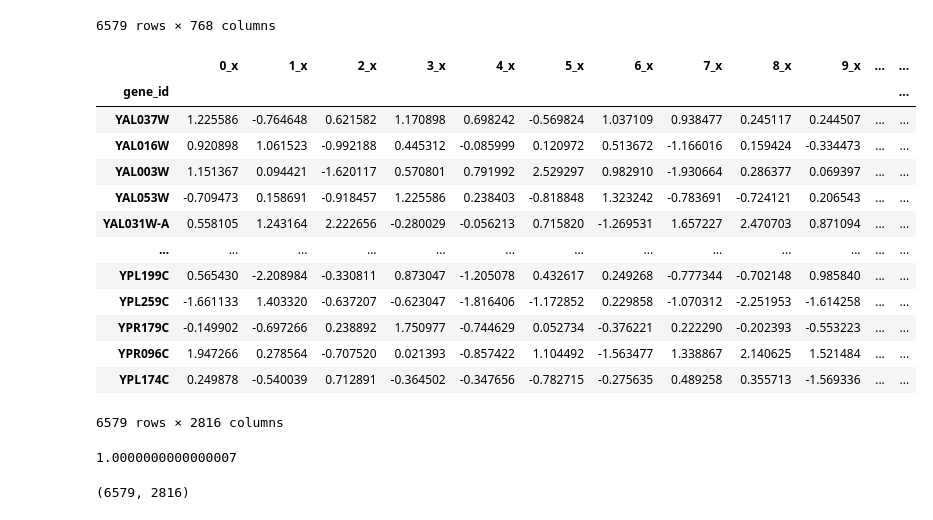
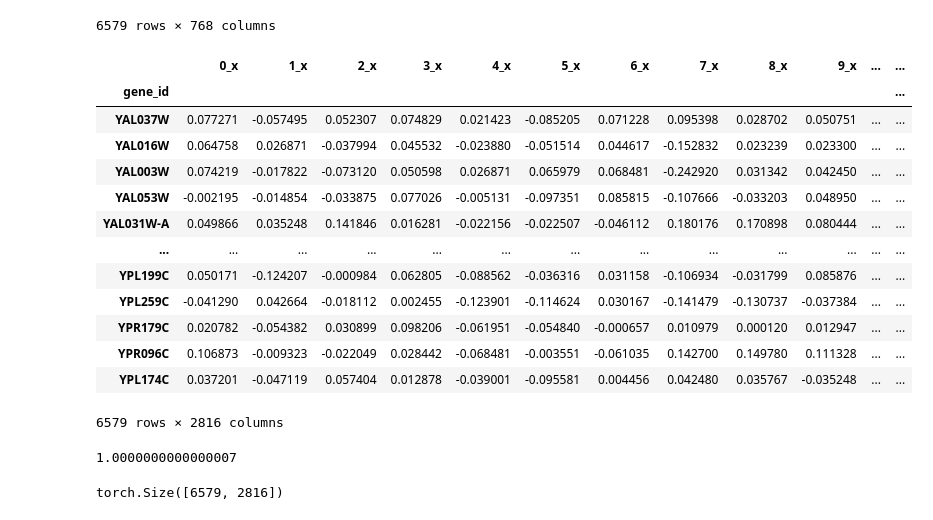
Before and after one commit to lesves/yeast-embeddings, a Jupyter notebook: VAE_yeast.ipynb, the cells around one changed output. Drawn from its saved outputs; the diff is of its cells as text; code cells hidden in the pictures.

```diff
--- a/VAE_yeast.ipynb
+++ b/VAE_yeast.ipynb
@@ -92,22 +101,22 @@ lm_5utr_emb
 | YPR204C-A | -0.097643 | 0.106669 | -0.026785 | -0.036192 | -0.100341 | 0.037584 | 0.102596 | -0.050505 | -0.018953 | -0.268242 | ... | ... |
 6579 rows × 768 columns
 # %%
-combined_embeddings = protein_emb_z.merge(lm_3utr_emb_z, on='gene_id').merge(lm_5utr_emb_z, on='gene_id').dropna()
+combined_embeddings = protein_emb.merge(lm_3utr_emb, on='gene_id').merge(lm_5utr_emb, on='gene_id').dropna()
 combined_embeddings
 # %% [output]
 |  | 0_x | 1_x | 2_x | 3_x | 4_x | 5_x | 6_x | 7_x | 8_x | 9_x | ... | ... |
 | gene_id |  |  |  |  |  |  |  |  |  |  |  | ... |
-| YAL037W | 1.225586 | -0.764648 | 0.621582 | 1.170898 | 0.698242 | -0.569824 | 1.037109 | 0.938477 | 0.245117 | 0.244507 | ... | ... |
-| YAL016W | 0.920898 | 1.061523 | -0.992188 | 0.445312 | -0.085999 | 0.120972 | 0.513672 | -1.166016 | 0.159424 | -0.334473 | ... | ... |
-| YAL003W | 1.151367 | 0.094421 | -1.620117 | 0.570801 | 0.791992 | 2.529297 | 0.982910 | -1.930664 | 0.286377 | 0.069397 | ... | ... |
-| YAL053W | -0.709473 | 0.158691 | -0.918457 | 1.225586 | 0.238403 | -0.818848 | 1.323242 | -0.783691 | -0.724121 | 0.206543 | ... | ... |
-| YAL031W-A | 0.558105 | 1.243164 | 2.222656 | -0.280029 | -0.056213 | 0.715820 | -1.269531 | 1.657227 | 2.470703 | 0.871094 | ... | ... |
+| YAL037W | 0.077271 | -0.057495 | 0.052307 | 0.074829 | 0.021423 | -0.085205 | 0.071228 | 0.095398 | 0.028702 | 0.050751 | ... | ... |
+| YAL016W | 0.064758 | 0.026871 | -0.037994 | 0.045532 | -0.023880 | -0.051514 | 0.044617 | -0.152832 | 0.023239 | 0.023300 | ... | ... |
+| YAL003W | 0.074219 | -0.017822 | -0.073120 | 0.050598 | 0.026871 | 0.065979 | 0.068481 | -0.242920 | 0.031342 | 0.042450 | ... | ... |
+| YAL053W | -0.002195 | -0.014854 | -0.033875 | 0.077026 | -0.005131 | -0.097351 | 0.085815 | -0.107666 | -0.033203 | 0.048950 | ... | ... |
+| YAL031W-A | 0.049866 | 0.035248 | 0.141846 | 0.016281 | -0.022156 | -0.022507 | -0.046112 | 0.180176 | 0.170898 | 0.080444 | ... | ... |
 | ... | ... | ... | ... | ... | ... | ... | ... | ... | ... | ... | ... | ... |
-| YPL199C | 0.565430 | -2.208984 | -0.330811 | 0.873047 | -1.205078 | 0.432617 | 0.249268 | -0.777344 | -0.702148 | 0.985840 | ... | ... |
-| YPL259C | -1.661133 | 1.403320 | -0.637207 | -0.623047 | -1.816406 | -1.172852 | 0.229858 | -1.070312 | -2.251953 | -1.614258 | ... | ... |
-| YPR179C | -0.149902 | -0.697266 | 0.238892 | 1.750977 | -0.744629 | 0.052734 | -0.376221 | 0.222290 | -0.202393 | -0.553223 | ... | ... |
-| YPR096C | 1.947266 | 0.278564 | -0.707520 | 0.021393 | -0.857422 | 1.104492 | -1.563477 | 1.338867 | 2.140625 | 1.521484 | ... | ... |
-| YPL174C | 0.249878 | -0.540039 | 0.712891 | -0.364502 | -0.347656 | -0.782715 | -0.275635 | 0.489258 | 0.355713 | -1.569336 | ... | ... |
+| YPL199C | 0.050171 | -0.124207 | -0.000984 | 0.062805 | -0.088562 | -0.036316 | 0.031158 | -0.106934 | -0.031799 | 0.085876 | ... | ... |
+| YPL259C | -0.041290 | 0.042664 | -0.018112 | 0.002455 | -0.123901 | -0.114624 | 0.030167 | -0.141479 | -0.130737 | -0.037384 | ... | ... |
+| YPR179C | 0.020782 | -0.054382 | 0.030899 | 0.098206 | -0.061951 | -0.054840 | -0.000657 | 0.010979 | 0.000120 | 0.012947 | ... | ... |
+| YPR096C | 0.106873 | -0.009323 | -0.022049 | 0.028442 | -0.068481 | -0.003551 | -0.061035 | 0.142700 | 0.149780 | 0.111328 | ... | ... |
+| YPL174C | 0.037201 | -0.047119 | 0.057404 | 0.012878 | -0.039001 | -0.095581 | 0.004456 | 0.042480 | 0.035767 | -0.035248 | ... | ... |
 6579 rows × 2816 columns
 # %%
 combined_embeddings = torch.tensor(combined_embeddings.values)
@@ -119,9 +128,9 @@ np.var(combined_embeddings_z)
 # %% [output]
 1.0000000000000007
 # %%
-combined_embeddings_z.shape
+combined_embeddings.shape
 # %% [output]
-(6579, 2816)
+torch.Size([6579, 2816])
 # %%
 # Train-test split
 train_embeddings, test_embeddings = train_test_split(
```
Also changed, not shown: parts of 16 cells of this notebook.
